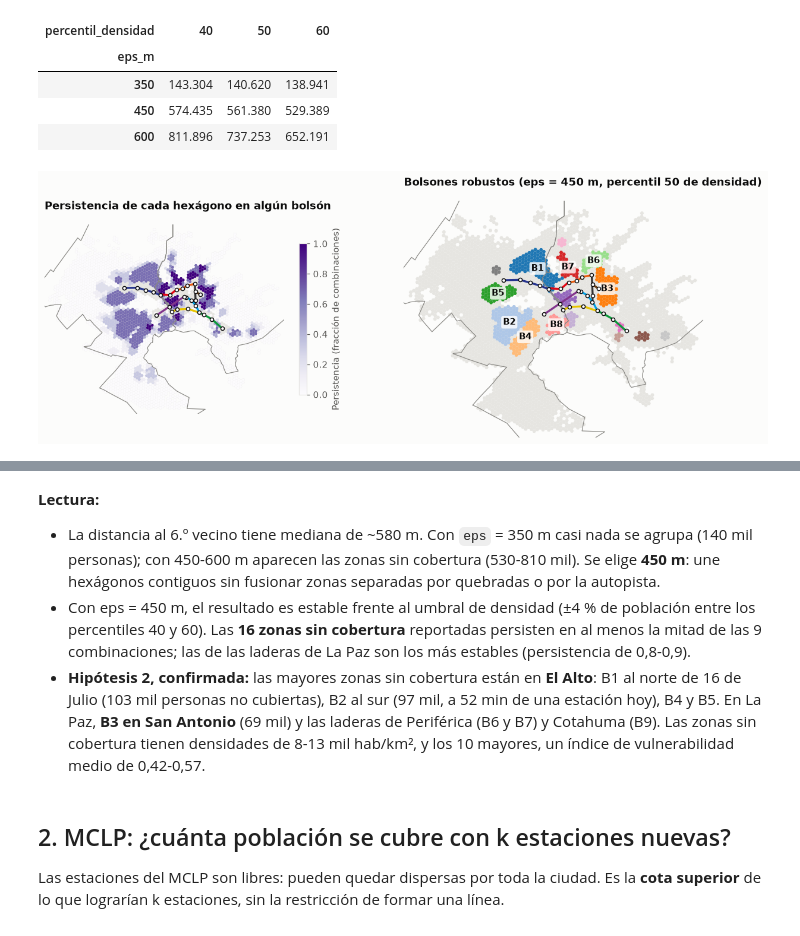
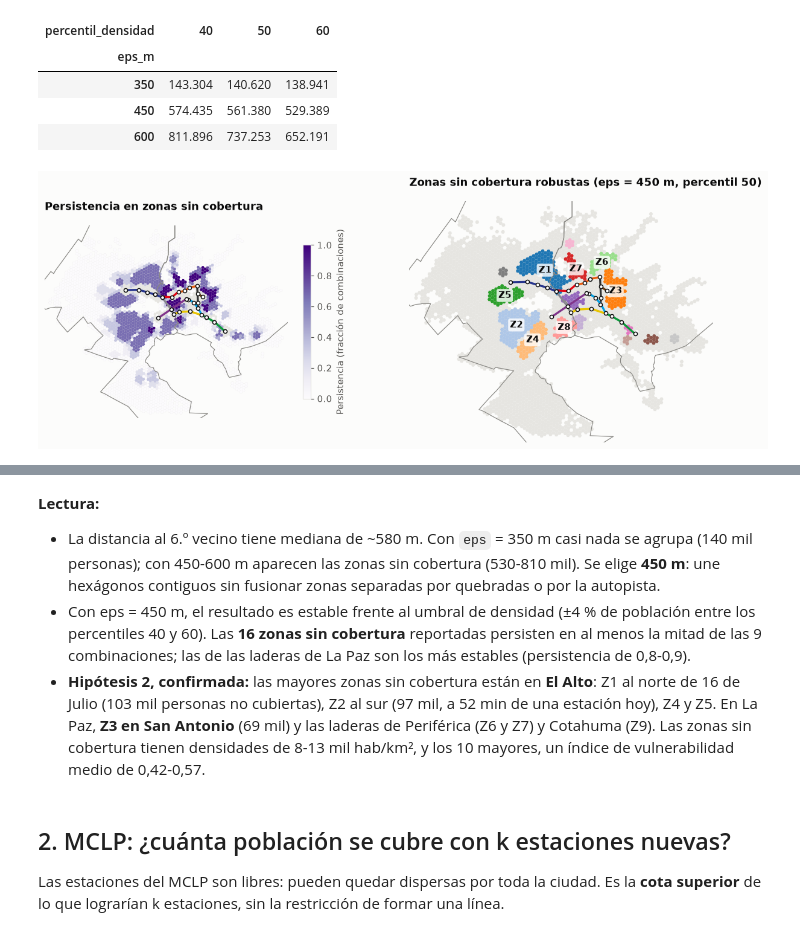
Before and after one commit to freddxvill/analisis-proyeccion-linea-teleferico-la-paz-bolivia, a Jupyter notebook: notebooks/05_optimizacion_nueva_linea.ipynb, the cells around one changed output, grey strips where cells are left out. Saved outputs shown, nothing was run; the diff lists cells and outputs as text; code cells hidden in the pictures.

Commit message:
Etiquetas Z1-Z16 en vez de B1-B16 y nota en el README sobre los nombres bolson/bolsones en el código

```diff
--- a/notebooks/05_optimizacion_nueva_linea.ipynb
+++ b/notebooks/05_optimizacion_nueva_linea.ipynb
@@ -116,35 +116,35 @@ rob.pivot(index="eps_m", columns="percentil_densidad", values="personas_en_bolso
 # %%
 fig, axs = plt.subplots(1, 2, figsize=(13, 6))
 ax = axs[0]
 hx_todos.plot(ax=ax, color=viz.GRILLA, linewidth=0)
 dem.plot(ax=ax, column="persistencia", cmap="Purples", vmin=0, vmax=1, linewidth=0, legend=True,
          legend_kwds={"shrink": 0.5, "label": "Persistencia (fracción de combinaciones)"})
 viz.mapa_base(ax, mun, lineas, est, bounds)
-ax.set_title("Persistencia de cada hexágono en algún bolsón")
+ax.set_title("Persistencia en zonas sin cobertura")
 
 ax = axs[1]
 hx_todos.plot(ax=ax, color=viz.GRILLA, linewidth=0)
 b = dem[dem["bolson"] >= 0]
 paleta = plt.get_cmap("tab20")
 orden = {k: i for i, k in enumerate(bol["bolson"])}
 for k, g in b.groupby("bolson"):
     g.plot(ax=ax, color=paleta(orden[k] % 20), linewidth=0)
 viz.mapa_base(ax, mun, lineas, est, bounds)
 for i, r in bol.head(8).iterrows():
     p = gpd.GeoSeries(gpd.points_from_xy([r["lon"]], [r["lat"]]), crs=CRS_WGS84).to_crs(CRS_METRIC).iat[0]
-    ax.annotate(f"B{i + 1}", (p.x, p.y), fontsize=10, fontweight="bold", color=viz.TINTA,
+    ax.annotate(f"Z{i + 1}", (p.x, p.y), fontsize=10, fontweight="bold", color=viz.TINTA,
                 ha="center", va="center", bbox={"boxstyle": "round,pad=0.2", "fc": "white", "ec": "none", "alpha": 0.8})
-ax.set_title(f"Bolsones robustos (eps = {op.EPS_M} m, percentil {op.PCT_DENSIDAD} de densidad)")
+ax.set_title(f"Zonas sin cobertura robustas (eps = {op.EPS_M} m, percentil {op.PCT_DENSIDAD})")
 viz.guardar(fig, "05_bolsones")
 plt.show()
 
-tabla_b = bol.assign(id=[f"B{i + 1}" for i in range(len(bol))]).set_index("id")[
+tabla_b = bol.assign(id=[f"Z{i + 1}" for i in range(len(bol))]).set_index("id")[
     ["municipio", "zona", "personas_no_cubiertas", "area_km2", "densidad_no_cubierta_hab_km2",
      "t_actual_min", "iv", "persistencia"]]
 tabla_b.style.format({"personas_no_cubiertas": viz.fmt_int, "area_km2": "{:.1f}",
                       "densidad_no_cubierta_hab_km2": viz.fmt_int, "t_actual_min": "{:.0f}",
                       "iv": "{:.2f}", "persistencia": "{:.2f}"})
 # %% [output]
-[figure, old version]
+[figure, new version]
 |  | municipio | zona | personas_no_cubiertas | area_km2 | densidad_no_cubierta_hab_km2 | t_actual_min | iv | ... |
 | id |  |  |  |  |  |  |  | ... |
@@ -173,9 +173,9 @@ tabla_b.style.format({"personas_no_cubiertas": viz.fmt_int, "area_km2": "{:.1f}"
   percentiles 40 y 60).
   Las **16 zonas sin cobertura** reportadas persisten en al menos la mitad de las 9 combinaciones; las de las laderas
   de La Paz son los más estables (persistencia de 0,8-0,9).
-- **Hipótesis 2, confirmada:** las mayores zonas sin cobertura están en **El Alto**: B1 al norte de 16 de Julio (103 mil
-  personas no cubiertas), B2 al sur (97 mil, a 52 min de una estación hoy), B4 y B5. En La Paz, **B3 en San
-  Antonio** (69 mil) y las laderas de Periférica (B6 y B7) y Cotahuma (B9). Las zonas sin cobertura tienen densidades
+- **Hipótesis 2, confirmada:** las mayores zonas sin cobertura están en **El Alto**: Z1 al norte de 16 de Julio (103 mil
+  personas no cubiertas), Z2 al sur (97 mil, a 52 min de una estación hoy), Z4 y Z5. En La Paz, **Z3 en San
+  Antonio** (69 mil) y las laderas de Periférica (Z6 y Z7) y Cotahuma (Z9). Las zonas sin cobertura tienen densidades
   de 8-13 mil hab/km², y los 10 mayores, un índice de vulnerabilidad medio de 0,42-0,57.
 # %% [markdown]
 ## 2. MCLP: ¿cuánta población se cubre con k estaciones nuevas?
```
Also changed, not shown: parts of 5 cells of this notebook, 2 other files.
